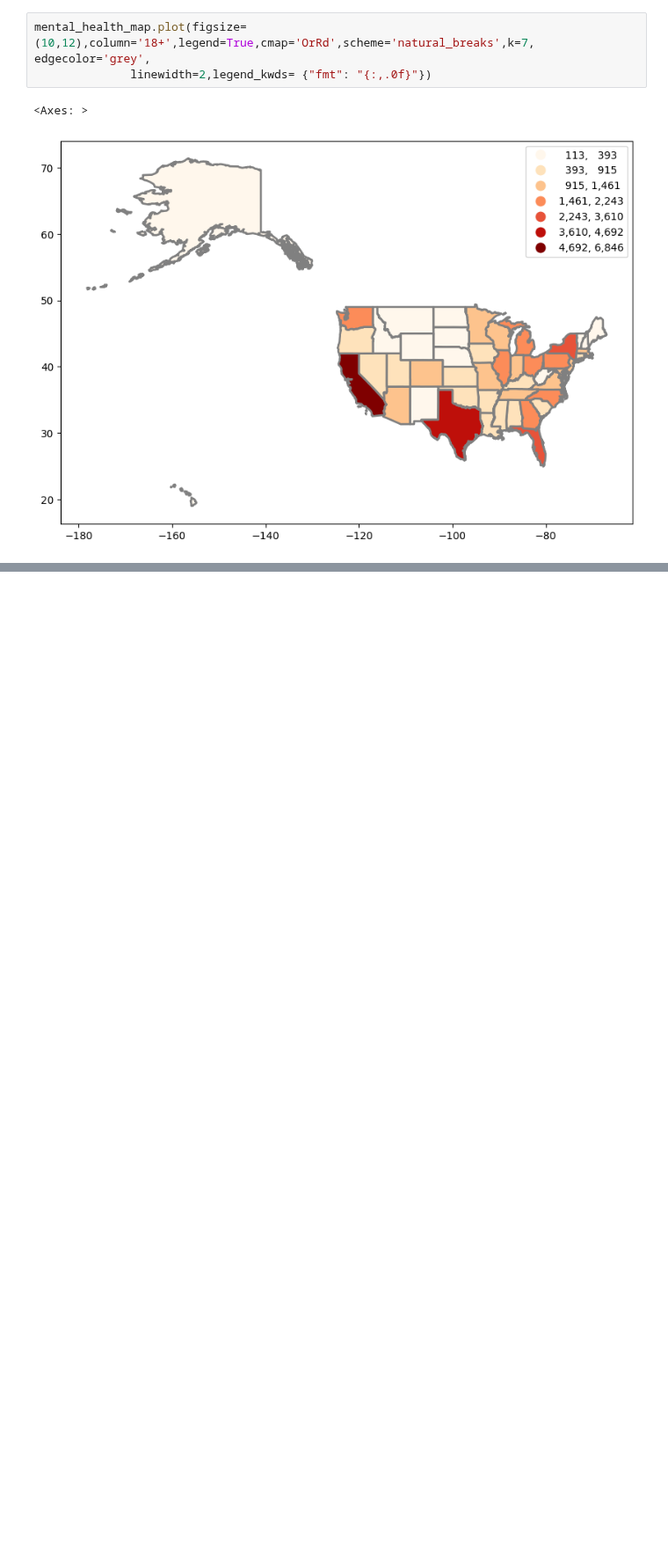
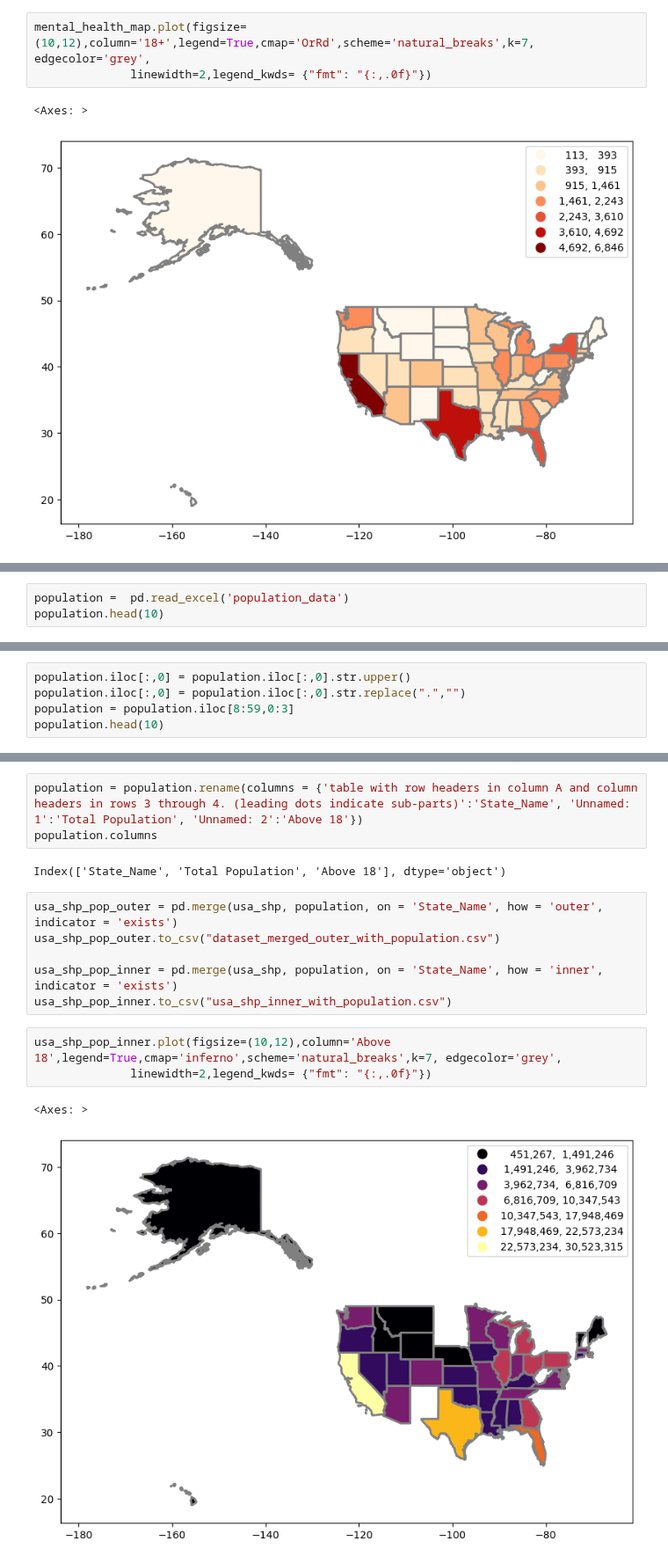
Before and after one commit to gauravshetty98/Analyzing-Statewise-Substance-Abuse-And-Its-Correalation, a Jupyter notebook: map_ps0.ipynb, the cells around one changed output, grey strips where cells are left out. Shown at 88% size. Cells and saved outputs as stored; diff of their text form; blank space fills up the shorter version.

Commit message:
Added population data

```diff
--- a/map_ps0.ipynb
+++ b/map_ps0.ipynb
@@ -307,0 +326,3 @@ Maybe there can be a corelation between both, we cant say for sure until all oth
+# %%
+population =  pd.read_excel('population_data')
+population.head(10)
@@ -307,0 +341,5 @@ Maybe there can be a corelation between both, we cant say for sure until all oth
+# %%
+population.iloc[:,0] = population.iloc[:,0].str.upper()
+population.iloc[:,0] = population.iloc[:,0].str.replace(".","")
+population = population.iloc[8:59,0:3]
+population.head(10)
@@ -307,0 +373,17 @@ Maybe there can be a corelation between both, we cant say for sure until all oth
+# %%
+population = population.rename(columns = {'table with row headers in column A and column headers in rows 3 through 4. (leading dots indicate sub-parts)':'State_Name', 'Unnamed: 1':'Total Population', 'Unnamed: 2':'Above 18'})
+population.columns
+# %% [output]
+Index(['State_Name', 'Total Population', 'Above 18'], dtype='object')
+# %%
+usa_shp_pop_outer = pd.merge(usa_shp, population, on = 'State_Name', how = 'outer', indicator = 'exists')
+usa_shp_pop_outer.to_csv("dataset_merged_outer_with_population.csv")
+
+usa_shp_pop_inner = pd.merge(usa_shp, population, on = 'State_Name', how = 'inner', indicator = 'exists')
+usa_shp_pop_inner.to_csv("usa_shp_inner_with_population.csv")
+# %%
+usa_shp_pop_inner.plot(figsize=(10,12),column='Above 18',legend=True,cmap='inferno',scheme='natural_breaks',k=7, edgecolor='grey',
+              linewidth=2,legend_kwds= {"fmt": "{:,.0f}"})
+# %% [output]
+<Axes: >
+[figure, added]
```
Also changed, not shown: parts of 8 cells of this notebook.
